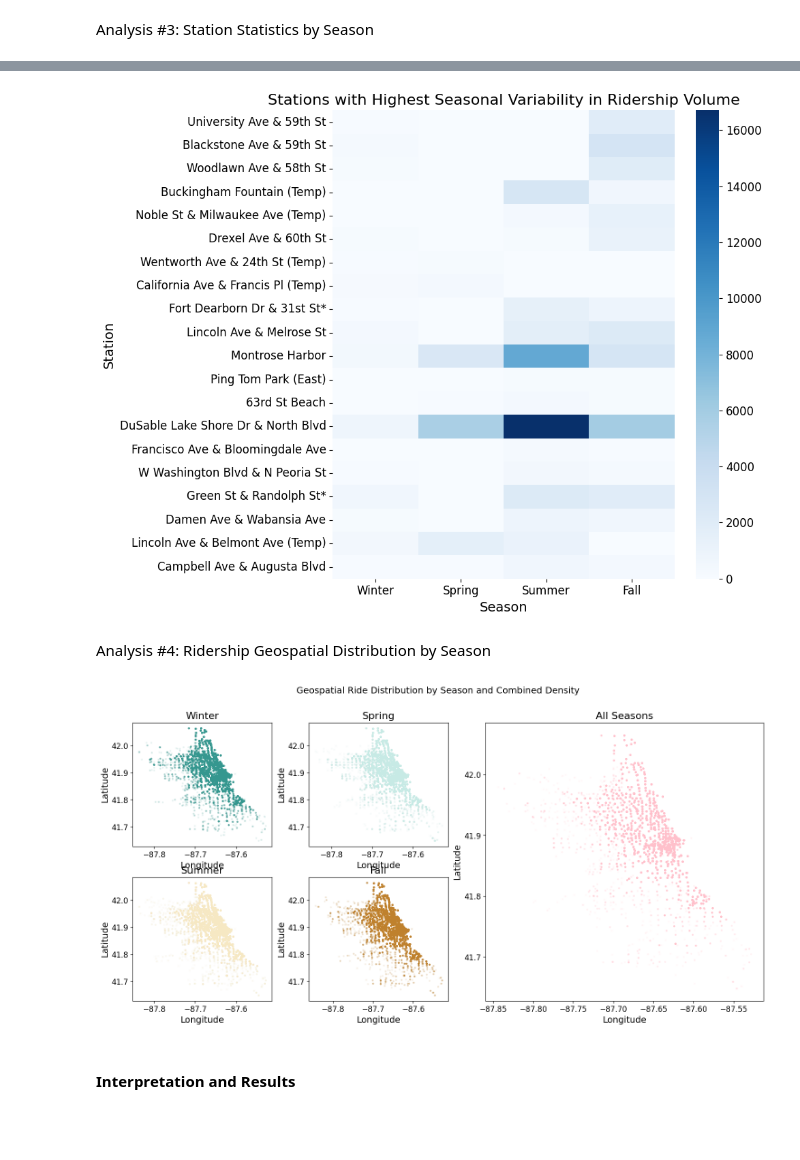
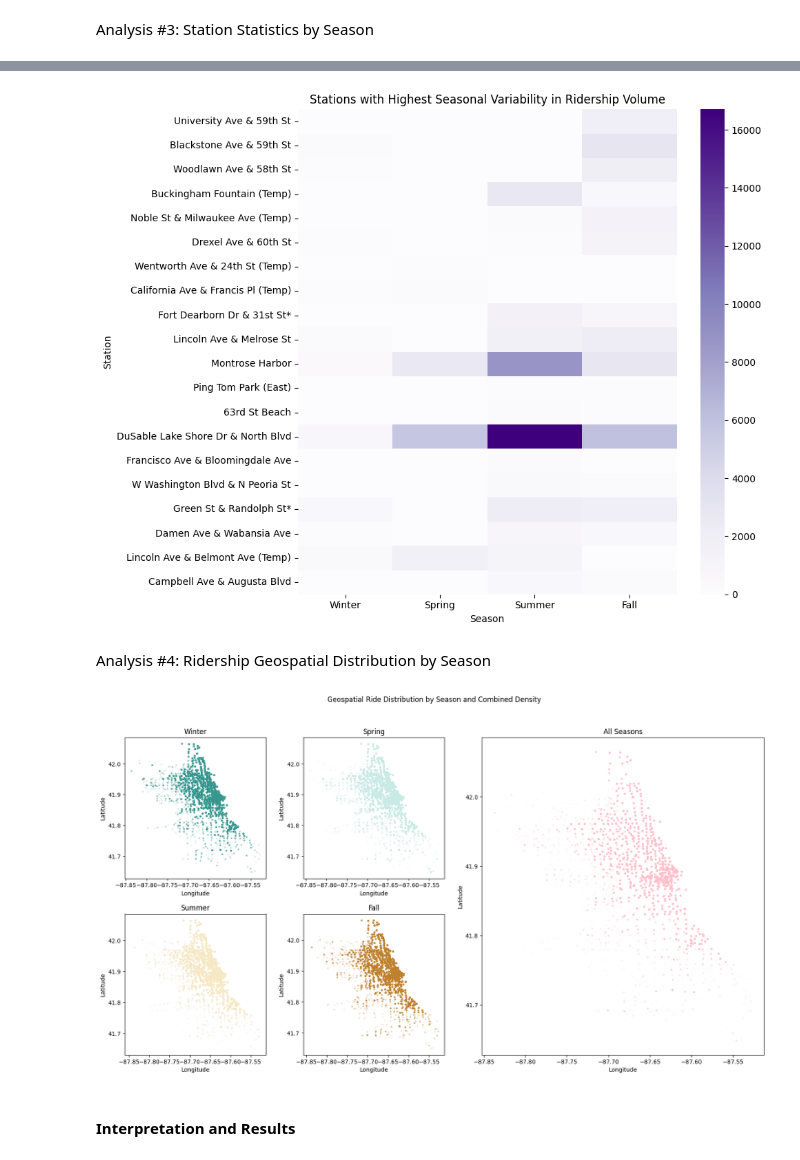
Before and after one commit to leon934/stat-315-final-project, a Jupyter notebook: data_analysis.ipynb, the cells around one changed output, grey strips where cells are left out. Cells and saved outputs as stored; diff of their text form; code cells hidden in the pictures; blank space fills up the shorter version.

```diff
--- a/data_analysis.ipynb
+++ b/data_analysis.ipynb
@@ -346,6 +336,9 @@ plt.show()
 [figure]
 # %%
 day_order = ["Sunday", "Monday", "Tuesday", "Wednesday", "Thursday", "Friday", "Saturday"]
+
+# enforce ordering
+divvy_df["dayofweek"] = pd.Categorical(divvy_df["dayofweek"], categories=day_order, ordered=True)
 
 daily_counts = (
     divvy_df
@@ -363,6 +356,7 @@ sns.lineplot(
     hue_order=season_order,
     palette="BrBG_r"
 )
+
 plt.title("Ridership per Day of Week by Season")
 plt.xlabel("Day of Week")
 plt.ylabel("Ride Count")
@@ -424,13 +416,11 @@ station_matrix["cv"] = station_matrix["std"] / station_matrix["mean"]
 station_matrix_filtered = station_matrix[station_matrix["mean"] > 50]
 
 top_var = station_matrix_filtered.sort_values("cv", ascending=False).head(20)
-top_var[season_order + ["cv"]]
 
 plt.figure(figsize=(10, 8))
 sns.heatmap(
     top_var[season_order],
-    cmap="Blues",
-    annot=False
+    cmap="Purples"
 )
 plt.title("Stations with Highest Seasonal Variability in Ridership Volume")
 plt.xlabel("Season")
@@ -438,7 +428,7 @@ plt.ylabel("Station")
 plt.tight_layout()
 plt.show()
 # %% [output]
-[figure, old version]
+[figure, new version]
 # %% [markdown]
 Analysis #4: Ridership Geospatial Distribution by Season
 # %%
@@ -447,7 +437,7 @@ import matplotlib.gridspec as gridspec
 palette = sns.color_palette("BrBG_r", n_colors=4)
 season_to_color = dict(zip(season_order, palette))
 
-fig = plt.figure(figsize=(18, 8))
+fig = plt.figure(figsize=(20, 10))
 gs = gridspec.GridSpec(2, 3, width_ratios=[1,1,2], wspace=0.2, hspace=0.25)
 
 ax_winter = fig.add_subplot(gs[0, 0])
@@ -466,34 +456,34 @@ for season in season_order:
     ax = axes_season[season]
     df_s = divvy_df[divvy_df["season"] == season]
 
     xs = pd.concat([df_s["start_lng"], df_s["end_lng"]])
     ys = pd.concat([df_s["start_lat"], df_s["end_lat"]])
 
     idx = np.random.choice(xs.index, min(120000, len(xs)), replace=False)
 
     ax.scatter(xs.loc[idx], ys.loc[idx],
                s=4, alpha=0.08, color=season_to_color[season])
     ax.set_title(season)
     ax.set_xlabel("Longitude")
     ax.set_ylabel("Latitude")
 
 ax_total = fig.add_subplot(gs[:, 2])
 
 xs_all = pd.concat([divvy_df["start_lng"], divvy_df["end_lng"]])
 ys_all = pd.concat([divvy_df["start_lat"], divvy_df["end_lat"]])
 
 idx_all = np.random.choice(xs_all.index, min(120000, len(xs_all)), replace=False)
 
 ax_total.scatter(xs_all.loc[idx_all], ys_all.loc[idx_all],
                  s=4, alpha=0.06, color="pink")
 ax_total.set_title("All Seasons")
 ax_total.set_xlabel("Longitude")
 ax_total.set_ylabel("Latitude")
 
 plt.suptitle("Geospatial Ride Distribution by Season and Combined Density")
 plt.show()
 # %% [output]
-[figure, old version]
+[figure, new version]
 # %% [markdown]
 #### Interpretation and Results
 # %% [markdown]
```
Also changed, not shown: parts of 5 cells of this notebook, 1 other file.
